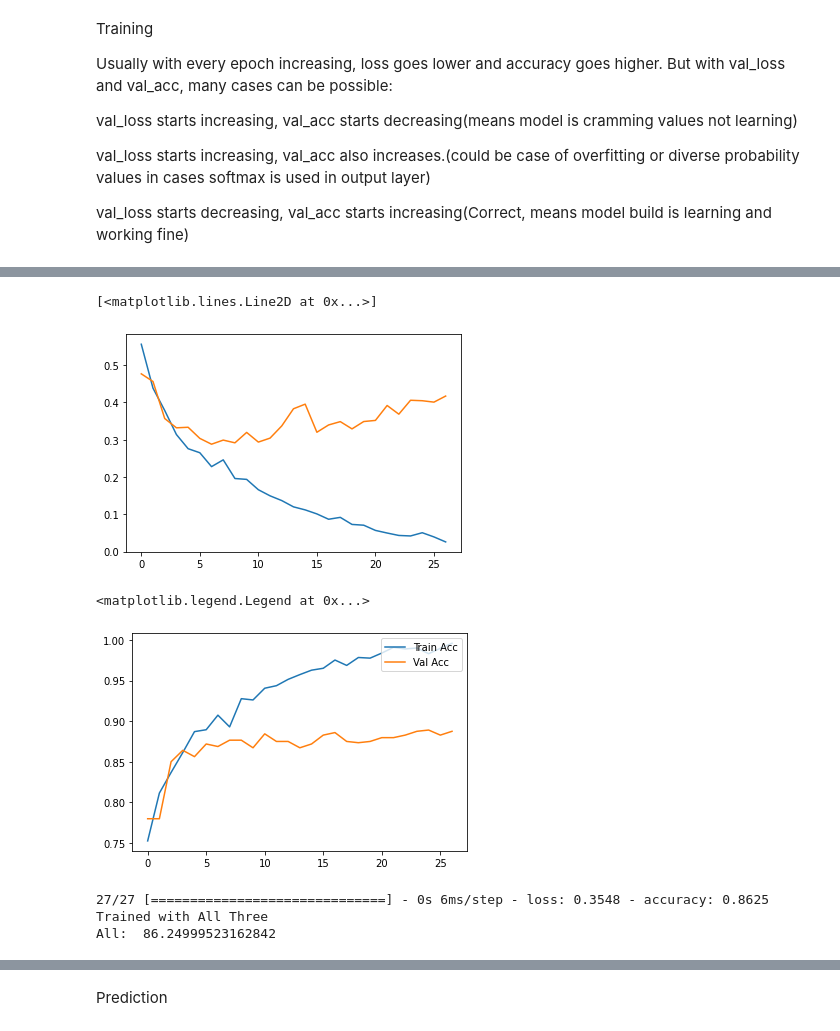
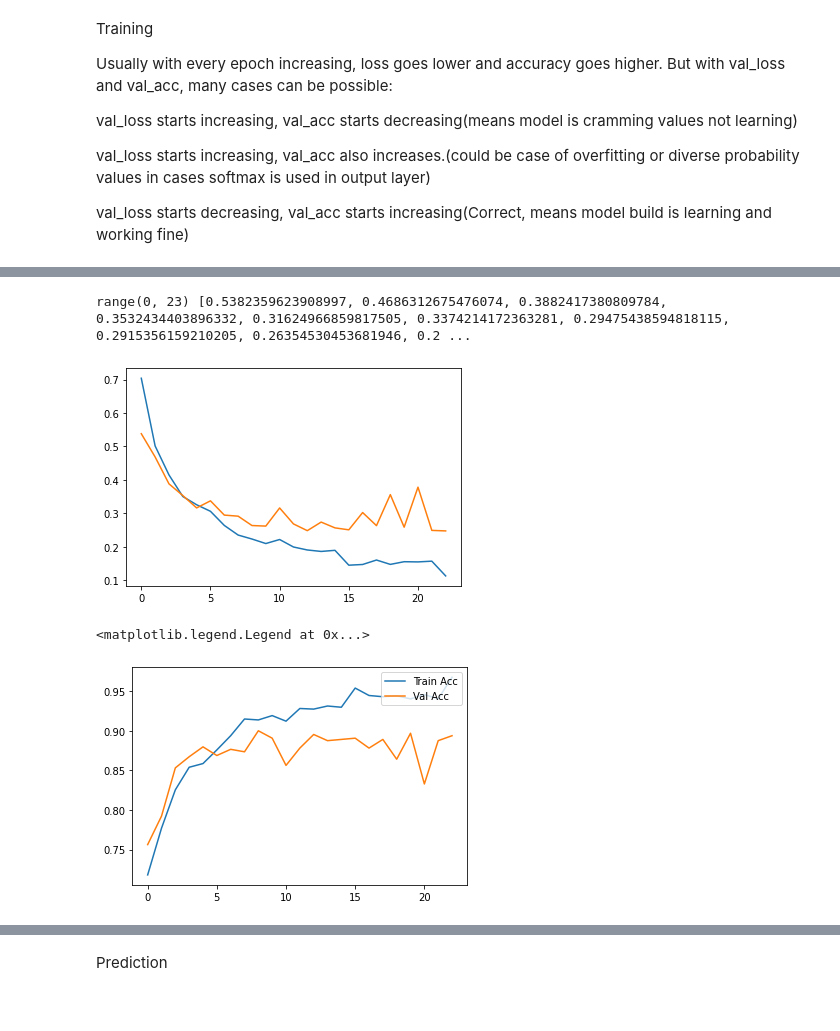
Before and after one commit to nayansavaliya/fakeImageDetection, a Jupyter notebook: src/SNGAN_All_Three.ipynb, the cells around one changed output, grey strips where cells are left out. Cells and saved outputs as stored; diff of their text form; code cells hidden in the pictures.

```diff
--- a/src/SNGAN_All_Three.ipynb
+++ b/src/SNGAN_All_Three.ipynb
@@ -21,16 +21,16 @@ test = ImageDataGenerator(rescale=1/255)
 
 train_dataset = train.flow_from_directory("/Users/nayansavaliya/Masters Mechatronics/2022 Summer/RAML - Project/data/all/train",
                                           target_size=(32,32),
-                                          batch_size = 30,
+                                          batch_size = 96,
                                           class_mode = 'binary',subset='training')
 
 validation_dataset = train.flow_from_directory("/Users/nayansavaliya/Masters Mechatronics/2022 Summer/RAML - Project/data/all/train",
                                           target_size=(32,32),
-                                          batch_size = 30,
+                                          batch_size = 96,
                                           class_mode = 'binary',subset='validation')
 test_dataset = test.flow_from_directory("/Users/nayansavaliya/Masters Mechatronics/2022 Summer/RAML - Project/data/all/test",
                                           target_size=(32,32),
-                                          batch_size =30,
+                                          batch_size =96,
                                           class_mode = 'binary')
 
 test_dataset.class_indices
@@ -46,23 +46,20 @@ model = keras.Sequential()
 
 # Convolutional layer and maxpool layer 1
 model.add(keras.layers.Conv2D(32,(3,3),activation='relu',input_shape=(32,32,3)))
-model.add(keras.layers.MaxPool2D(2,2))
-
-# # # Convolutional layer and maxpool layer 2
-# model.add(keras.layers.Conv2D(64,(3,3),activation='relu'))
-# model.add(keras.layers.Dropout(0.3))
 # model.add(keras.layers.MaxPool2D(2,2))
 
-# # Convolutional layer and maxpool layer 3
 # model.add(keras.layers.Conv2D(64,(3,3),activation='relu'))
-# model.add(keras.layers.Dropout(0.3))
 # model.add(keras.layers.MaxPool2D(2,2))
 
+# model.add(keras.layers.Conv2D(64,(3,3),activation='relu'))
+# model.add(keras.layers.MaxPool2D(2,2))
+# model.add(keras.layers.Conv2D(4,(3,3),activation='relu'))
+# model.add(keras.layers.MaxPool2D(2,2))
 # This layer flattens the resulting image array to 1D array
 model.add(keras.layers.Flatten())
 
 # Hidden layer with 512 neurons and Rectified Linear Unit activation function
-model.add(keras.layers.Dense(64,activation='relu'))
+model.add(keras.layers.Dense(32,activation='relu'))
 
 # Output layer with single neuron which gives 0 for fake or 1 for real
 #Here we use sigmoid activation function which makes our model output to lie between 0 and 1
@@ -90,13 +87,13 @@ val_loss starts decreasing, val_acc starts increasing(Correct, means model build
 # %%
 early_stopping = EarlyStopping(
     min_delta=0.001, # minimium amount of change to count as an improvement
-    patience=20, # how many epochs to wait before stopping
+    patience=10, # how many epochs to wait before stopping
     restore_best_weights=True,
 )
 
 history = model.fit(train_dataset,
         #  steps_per_epoch = 80,
-         epochs = 150,
+         epochs = 100,
          callbacks=[early_stopping],
          validation_data = validation_dataset
          )
@@ -127,18 +124,19 @@ Epoch 27/150
 # %%
 # visualizing losses and accuracy
 # print(history.history)
 train_loss = history.history['loss']
 val_loss   = history.history['val_loss']
 train_acc  = history.history['accuracy']
 val_acc    = history.history['val_accuracy']
-xc         = range(27)
+xc         = range(23)
 
 plt.figure()
 plt.plot(xc, train_loss)
 plt.plot(xc, val_loss)
+print(xc,val_loss)
 # %% [output]
-[<matplotlib.lines.Line2D at 0x...>]
+range(0, 23) [0.5382359623908997, 0.4686312675476074, 0.3882417380809784, 0.3532434403896332, 0.31624966859817505, 0.3374214172363281, 0.29475438594818115, 0.2915356159210205, 0.26354530453681946, 0.2 ...
-[figure, old version]
+[figure, new version]
 # %%
 plt.figure()
 plt.plot(xc, train_acc,label = 'Train Acc')
@@ -146,12 +144,4 @@ plt.plot(xc, val_acc,label = 'Val Acc')
 plt.legend(loc='upper right')
 # %% [output]
 <matplotlib.legend.Legend at 0x...>
-[figure, old version]
+[figure, new version]
-# %%
-_, acc = model.evaluate(test_dataset)
-print('Trained with All Three')
-print('All: ' ,acc *100)
-# %% [output]
-27/27 [==============================] - 0s 6ms/step - loss: 0.3548 - accuracy: 0.8625
-Trained with All Three
-All:  86.24999523162842
```
Also changed, not shown: parts of 5 cells of this notebook, 17 other files.
